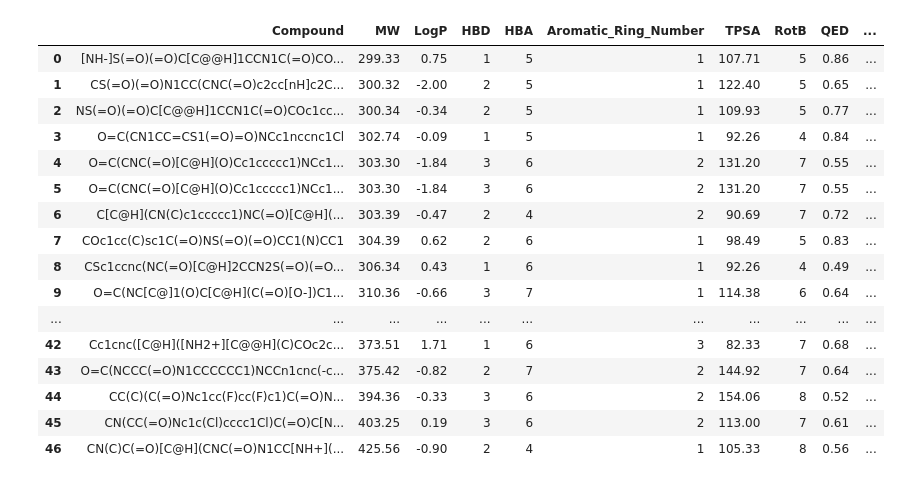
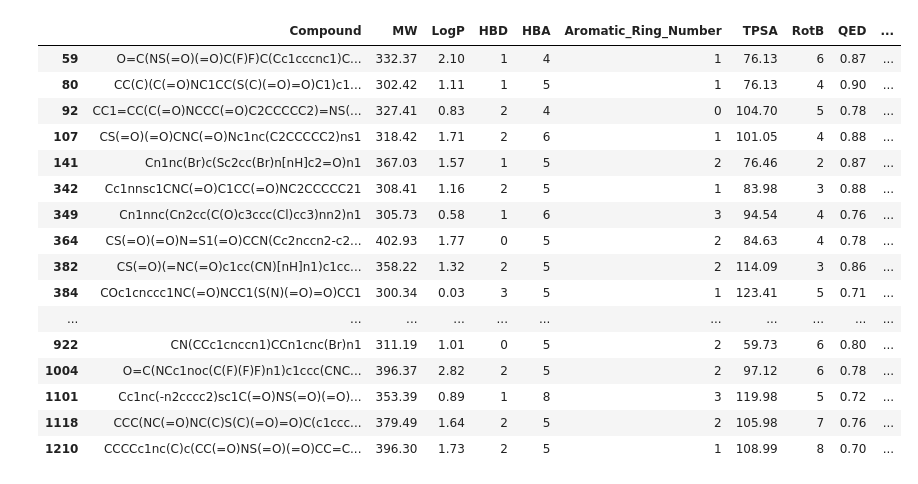
Before and after one commit to mitsukacke2285/compound_triage_workflow, a Jupyter notebook: filter.ipynb, the cells around one changed output. Cells and saved outputs as stored; diff of their text form; code cells hidden in the pictures.

```diff
--- a/filter.ipynb
+++ b/filter.ipynb
@@ -1,12 +1,13 @@
 # %%
 import pandas as pd
 import numpy as np
+from rdkit import Chem
 
 ##################
 ### Load table ###
 ##################
 
-profiled_compounds = 'standardized_smiles_admet.csv'
+profiled_compounds = 'standardized_smiles_profiled.csv'
 df = pd.read_csv(profiled_compounds)
 
 #########################################
@@ -30,9 +31,6 @@ def structural_filter():
         (df['LogP'] < 0)
     )
 
-    # indices_drop = df[conditions].index
-    # df_filtered = df.drop(indices_drop, inplace=False)
-
     df['Structural_flag'] = conditions
 
     return df
@@ -46,20 +44,54 @@ def admet_filter():
     conditions = (
         (df['hERG'] > 0.6) |
         (df['Caco2_Wang'] > 6.0) |
-        (df['Clearance_Hepatocyte_AZ'] > 50)
+        (df['Clearance_Hepatocyte_AZ'] > 15) |
+        (df['Clearance_Microsome_AZ'] > 50) |
+        (df['PAMPA_NCATS'] < 0.5) |
+        (df['PPBR_AZ'] > 90) |
+        (df['Solubility_AqSolDB'] < -4.0)
     )
-
-    # indices_drop = df[conditions].index
-    # df_filtered = df.drop(indices_drop, inplace=False)
 
     df['ADMET_flag'] = conditions
 
     return df
 
-#####################
-### Run functions ###
-#####################
+###########################################################
+### Run functions and save results as csv and sdf files ###
+###########################################################
 
-structural_filter()
-admet_filter()
+def combined_filter():
+
+    structural_filter()
+    admet_filter()
+
+    return df
+
+df_filtered = combined_filter()
+df_filtered_select = df_filtered[(df_filtered['Structural_flag'] == False) & (df_filtered['ADMET_flag'] == False)]
+
+### Full table of profiled and filtered compounds ###
+full_table = 'standardized_smiles_filtered.csv'
+df_filtered.to_csv(full_table, index=False)
+
+### Table of select profiled and filtered compounds for docking ###
+select_table = 'standardized_smiles_filtered_select.csv'
+df_filtered_select.to_csv(select_table, index=False)
+
+### Save select compounds as SDF file ###
+# Create SDF writer
+writer = Chem.SDWriter("filtered_compounds.sdf")
+
+# Loop through SMILES
+for smiles in df_filtered_select["Compound"]:
+    mol = Chem.MolFromSmiles(smiles)
+
+    if mol is not None:
+        # Store the SMILES as a property
+        mol.SetProp("SMILES", smiles)
+        writer.write(mol)
+
+writer.close()
+
+print(f'The results have been successfully saved as {full_table} and {select_table}!')
+df_filtered_select
 # %% [output]
@@ -66,17 +99,17 @@ admet_filter()
 |  | Compound | MW | LogP | HBD | HBA | Aromatic_Ring_Number | TPSA | RotB | QED | ... |
-| 0 | [NH-]S(=O)(=O)C[C@@H]1CCN1C(=O)CO... | 299.33 | 0.75 | 1 | 5 | 1 | 107.71 | 5 | 0.86 | ... |
-| 1 | CS(=O)(=O)N1CC(CNC(=O)c2cc[nH]c2C... | 300.32 | -2.00 | 2 | 5 | 1 | 122.40 | 5 | 0.65 | ... |
-| 2 | NS(=O)(=O)C[C@@H]1CCN1C(=O)COc1cc... | 300.34 | -0.34 | 2 | 5 | 1 | 109.93 | 5 | 0.77 | ... |
-| 3 | O=C(CN1CC=CS1(=O)=O)NCc1nccnc1Cl | 302.74 | -0.09 | 1 | 5 | 1 | 92.26 | 4 | 0.84 | ... |
-| 4 | O=C(CNC(=O)[C@H](O)Cc1ccccc1)NCc1... | 303.30 | -1.84 | 3 | 6 | 2 | 131.20 | 7 | 0.55 | ... |
-| 5 | O=C(CNC(=O)[C@H](O)Cc1ccccc1)NCc1... | 303.30 | -1.84 | 3 | 6 | 2 | 131.20 | 7 | 0.55 | ... |
-| 6 | C[C@H](CN(C)c1ccccc1)NC(=O)[C@H](... | 303.39 | -0.47 | 2 | 4 | 2 | 90.69 | 7 | 0.72 | ... |
-| 7 | COc1cc(C)sc1C(=O)NS(=O)(=O)CC1(N)CC1 | 304.39 | 0.62 | 2 | 6 | 1 | 98.49 | 5 | 0.83 | ... |
-| 8 | CSc1ccnc(NC(=O)[C@H]2CCN2S(=O)(=O... | 306.34 | 0.43 | 1 | 6 | 1 | 92.26 | 4 | 0.49 | ... |
-| 9 | O=C(NC[C@]1(O)C[C@H](C(=O)[O-])C1... | 310.36 | -0.66 | 3 | 7 | 1 | 114.38 | 6 | 0.64 | ... |
+| 59 | O=C(NS(=O)(=O)C(F)F)C(Cc1cccnc1)C... | 332.37 | 2.10 | 1 | 4 | 1 | 76.13 | 6 | 0.87 | ... |
+| 80 | CC(C)(C(=O)NC1CC(S(C)(=O)=O)C1)c1... | 302.42 | 1.11 | 1 | 5 | 1 | 76.13 | 4 | 0.90 | ... |
+| 92 | CC1=CC(C(=O)NCCC(=O)C2CCCCC2)=NS(... | 327.41 | 0.83 | 2 | 4 | 0 | 104.70 | 5 | 0.78 | ... |
+| 107 | CS(=O)(=O)CNC(=O)Nc1nc(C2CCCCC2)ns1 | 318.42 | 1.71 | 2 | 6 | 1 | 101.05 | 4 | 0.88 | ... |
+| 141 | Cn1nc(Br)c(Sc2cc(Br)n[nH]c2=O)n1 | 367.03 | 1.57 | 1 | 5 | 2 | 76.46 | 2 | 0.87 | ... |
+| 342 | Cc1nnsc1CNC(=O)C1CC(=O)NC2CCCCC21 | 308.41 | 1.16 | 2 | 5 | 1 | 83.98 | 3 | 0.88 | ... |
+| 349 | Cn1nnc(Cn2cc(C(O)c3ccc(Cl)cc3)nn2)n1 | 305.73 | 0.58 | 1 | 6 | 3 | 94.54 | 4 | 0.76 | ... |
+| 364 | CS(=O)(=O)N=S1(=O)CCN(Cc2nccn2-c2... | 402.93 | 1.77 | 0 | 5 | 2 | 84.63 | 4 | 0.78 | ... |
+| 382 | CS(=O)(=NC(=O)c1cc(CN)[nH]n1)c1cc... | 358.22 | 1.32 | 2 | 5 | 2 | 114.09 | 3 | 0.86 | ... |
+| 384 | COc1cnccc1NC(=O)NCC1(S(N)(=O)=O)CC1 | 300.34 | 0.03 | 3 | 5 | 1 | 123.41 | 5 | 0.71 | ... |
 | ... | ... | ... | ... | ... | ... | ... | ... | ... | ... | ... |
-| 42 | Cc1cnc([C@H]([NH2+][C@@H](C)COc2c... | 373.51 | 1.71 | 1 | 6 | 3 | 82.33 | 7 | 0.68 | ... |
-| 43 | O=C(NCCC(=O)N1CCCCCC1)NCCn1cnc(-c... | 375.42 | -0.82 | 2 | 7 | 2 | 144.92 | 7 | 0.64 | ... |
-| 44 | CC(C)(C(=O)Nc1cc(F)cc(F)c1)C(=O)N... | 394.36 | -0.33 | 3 | 6 | 2 | 154.06 | 8 | 0.52 | ... |
-| 45 | CN(CC(=O)Nc1c(Cl)cccc1Cl)C(=O)C[N... | 403.25 | 0.19 | 3 | 6 | 2 | 113.00 | 7 | 0.61 | ... |
-| 46 | CN(C)C(=O)[C@H](CNC(=O)N1CC[NH+](... | 425.56 | -0.90 | 2 | 4 | 1 | 105.33 | 8 | 0.56 | ... |
+| 922 | CN(CCc1cnccn1)CCn1cnc(Br)n1 | 311.19 | 1.01 | 0 | 5 | 2 | 59.73 | 6 | 0.80 | ... |
+| 1004 | O=C(NCc1noc(C(F)(F)F)n1)c1ccc(CNC... | 396.37 | 2.82 | 2 | 5 | 2 | 97.12 | 6 | 0.78 | ... |
+| 1101 | Cc1nc(-n2cccc2)sc1C(=O)NS(=O)(=O)... | 353.39 | 0.89 | 1 | 8 | 3 | 119.98 | 5 | 0.72 | ... |
+| 1118 | CCC(NC(=O)NC(C)S(C)(=O)=O)C(c1ccc... | 379.49 | 1.64 | 2 | 5 | 2 | 105.98 | 7 | 0.76 | ... |
+| 1210 | CCCCc1nc(C)c(CC(=O)NS(=O)(=O)CC=C... | 396.30 | 1.73 | 2 | 5 | 1 | 108.99 | 8 | 0.70 | ... |
```
Also changed, not shown: parts of 2 cells of this notebook, 6 other files.
